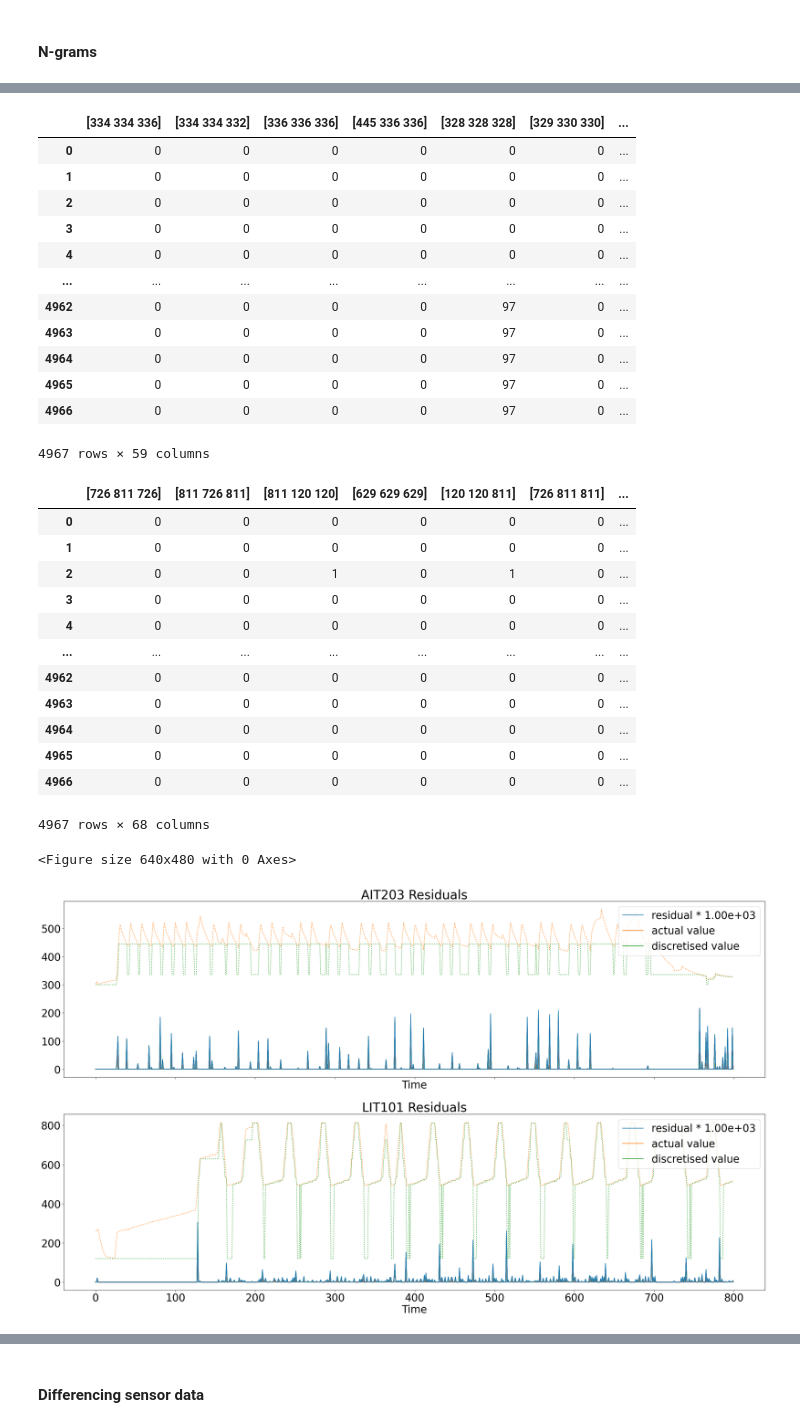
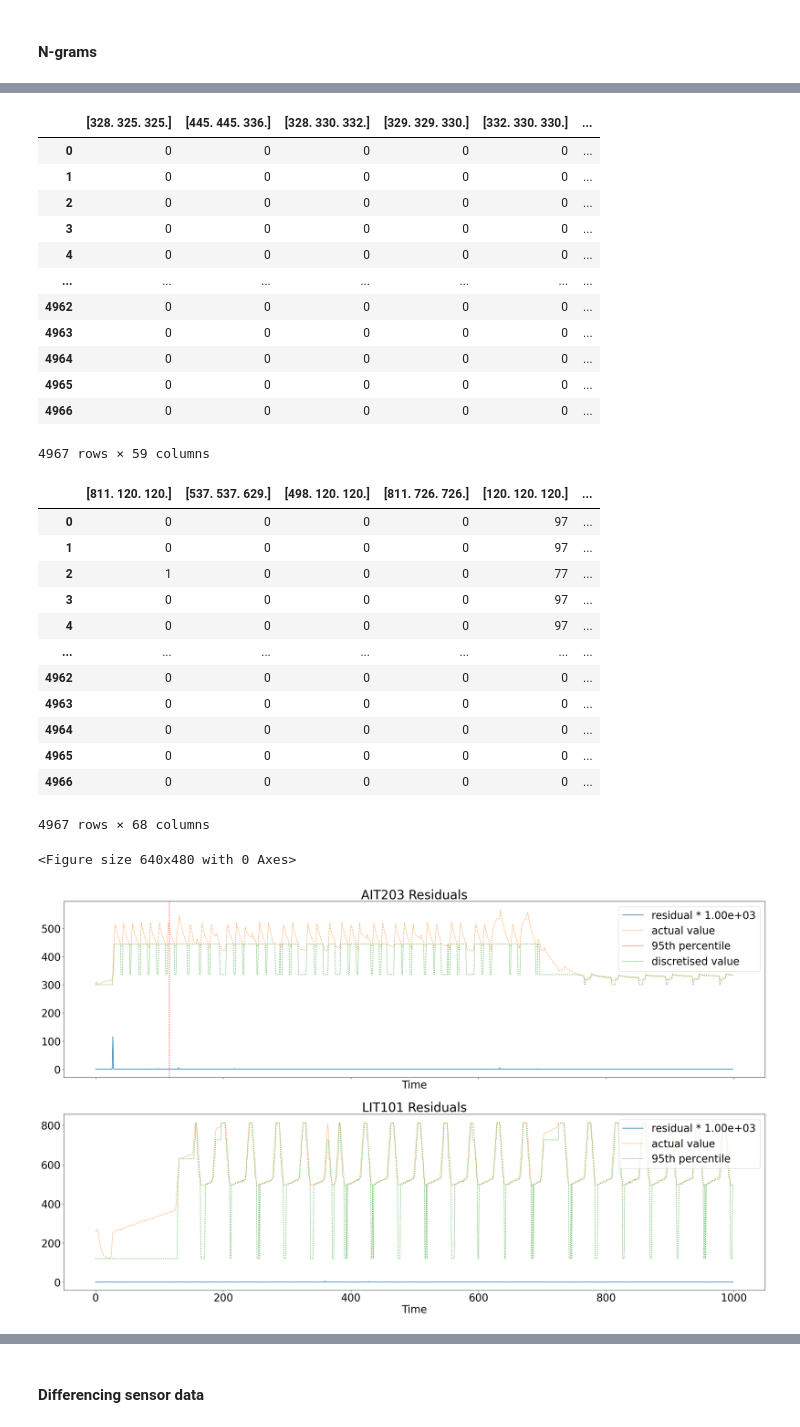
Before and after one commit to kbaran1998/CS4035-cyber-data, a Jupyter notebook: lab2/Lab2-LOF-Ngram.ipynb, the cells around one changed output, grey strips where cells are left out. Saved outputs shown, nothing was run; the diff lists cells and outputs as text; code cells hidden in the pictures.

```diff
--- a/lab2/Lab2-LOF-Ngram.ipynb
+++ b/lab2/Lab2-LOF-Ngram.ipynb
@@ -381,7 +367,7 @@ discretised_columns = ["AIT203_discretized", "LIT101_discretized"]
 fig, axes = plt.subplots(2, 1, figsize=(25, 15), sharex=True)
 for i, ax in enumerate(axes.flatten()):
     ax.plot(df[regular_columns[i]].to_numpy()[:time_max])
-    ax.plot(disc_vals_df[discretised_columns[i]].to_numpy()[:time_max])
+    ax.plot(discretized_df[discretised_columns[i]].to_numpy()[:time_max])
     ax.set_title(f'{regular_columns[i]} Regular vs Discretized data')
     ax.set_xlabel('Time')
     ax.legend(labels=[regular_columns[i], discretised_columns[i]], loc='upper right')
@@ -470,47 +456,47 @@ def build_ngram_train_data(data, ngram_size, ngram_step, data_window_size, data_
 
     return pd.DataFrame(ngram_df_data)
 # %%
-discretized_data_ait = disc_vals_df['AIT203_discretized'].to_numpy()
+discretized_data_ait = discretized_df['AIT203_discretized'].to_numpy()
 occurrence_ait_df = build_ngram_train_data(discretized_data_ait, 3, 1, 100, 100)
 occurrence_ait_df
 # %% [output]
-|  | [334 334 336] | [334 334 332] | [336 336 336] | [445 336 336] | [328 328 328] | [329 330 330] | ... |
-| 0 | 0 | 0 | 0 | 0 | 0 | 0 | ... |
-| 1 | 0 | 0 | 0 | 0 | 0 | 0 | ... |
-| 2 | 0 | 0 | 0 | 0 | 0 | 0 | ... |
-| 3 | 0 | 0 | 0 | 0 | 0 | 0 | ... |
-| 4 | 0 | 0 | 0 | 0 | 0 | 0 | ... |
-| ... | ... | ... | ... | ... | ... | ... | ... |
-| 4962 | 0 | 0 | 0 | 0 | 97 | 0 | ... |
-| 4963 | 0 | 0 | 0 | 0 | 97 | 0 | ... |
-| 4964 | 0 | 0 | 0 | 0 | 97 | 0 | ... |
-| 4965 | 0 | 0 | 0 | 0 | 97 | 0 | ... |
-| 4966 | 0 | 0 | 0 | 0 | 97 | 0 | ... |
+|  | [328. 325. 325.] | [445. 445. 336.] | [328. 330. 332.] | [329. 329. 330.] | [332. 330. 330.] | ... |
+| 0 | 0 | 0 | 0 | 0 | 0 | ... |
+| 1 | 0 | 0 | 0 | 0 | 0 | ... |
+| 2 | 0 | 0 | 0 | 0 | 0 | ... |
+| 3 | 0 | 0 | 0 | 0 | 0 | ... |
+| 4 | 0 | 0 | 0 | 0 | 0 | ... |
+| ... | ... | ... | ... | ... | ... | ... |
+| 4962 | 0 | 0 | 0 | 0 | 0 | ... |
+| 4963 | 0 | 0 | 0 | 0 | 0 | ... |
+| 4964 | 0 | 0 | 0 | 0 | 0 | ... |
+| 4965 | 0 | 0 | 0 | 0 | 0 | ... |
+| 4966 | 0 | 0 | 0 | 0 | 0 | ... |
 4967 rows × 59 columns
 # %%
-discretized_data_lit = disc_vals_df['LIT101_discretized'].to_numpy()
+discretized_data_lit = discretized_df['LIT101_discretized'].to_numpy()
 occurrence_lit_df = build_ngram_train_data(discretized_data_lit, 3, 1, 100, 100)
 occurrence_lit_df
 # %% [output]
-|  | [726 811 726] | [811 726 811] | [811 120 120] | [629 629 629] | [120 120 811] | [726 811 811] | ... |
-| 0 | 0 | 0 | 0 | 0 | 0 | 0 | ... |
-| 1 | 0 | 0 | 0 | 0 | 0 | 0 | ... |
-| 2 | 0 | 0 | 1 | 0 | 1 | 0 | ... |
-| 3 | 0 | 0 | 0 | 0 | 0 | 0 | ... |
-| 4 | 0 | 0 | 0 | 0 | 0 | 0 | ... |
-| ... | ... | ... | ... | ... | ... | ... | ... |
-| 4962 | 0 | 0 | 0 | 0 | 0 | 0 | ... |
-| 4963 | 0 | 0 | 0 | 0 | 0 | 0 | ... |
-| 4964 | 0 | 0 | 0 | 0 | 0 | 0 | ... |
-| 4965 | 0 | 0 | 0 | 0 | 0 | 0 | ... |
-| 4966 | 0 | 0 | 0 | 0 | 0 | 0 | ... |
+|  | [811. 120. 120.] | [537. 537. 629.] | [498. 120. 120.] | [811. 726. 726.] | [120. 120. 120.] | ... |
+| 0 | 0 | 0 | 0 | 0 | 97 | ... |
+| 1 | 0 | 0 | 0 | 0 | 97 | ... |
+| 2 | 1 | 0 | 0 | 0 | 77 | ... |
+| 3 | 0 | 0 | 0 | 0 | 97 | ... |
+| 4 | 0 | 0 | 0 | 0 | 97 | ... |
+| ... | ... | ... | ... | ... | ... | ... |
+| 4962 | 0 | 0 | 0 | 0 | 0 | ... |
+| 4963 | 0 | 0 | 0 | 0 | 0 | ... |
+| 4964 | 0 | 0 | 0 | 0 | 0 | ... |
+| 4965 | 0 | 0 | 0 | 0 | 0 | ... |
+| 4966 | 0 | 0 | 0 | 0 | 0 | ... |
 4967 rows × 68 columns
 # %%
 def train_ngram_nn(data, k=1):
     nbrs = NearestNeighbors(n_neighbors=k, metric='cosine')
     nbrs.fit(data)
     residuals, _ = nbrs.kneighbors(data)
-    return residuals
+    return np.mean(residuals, axis=1)
 # %%
 # Picked k from LOF analysis
 picked_k = 51
@@ -521,32 +507,39 @@ residuals_lit = train_ngram_nn(occurrence_lit_df, k=picked_k)
 residuals = [residuals_ait, residuals_lit]
 # %%
 plt.clf()
-
-max_time = 800
+max_time = 1000
 power = 3
+percentile = 0.95
 
 regular_columns = ["AIT203", "LIT101"]
 fig, axes = plt.subplots(2, 1, figsize=(25, 15), sharex=True)
 for i, ax in enumerate(axes.flatten()):
     #Scaled residuals 10^power
     res = residuals[i] * pow(10, power)
     ax.plot(res[:max_time])
 
     #Sub-sampled values to fit residuals length
     values = df[regular_columns[i]].to_numpy()
     values = values[::len(values)//len(residuals[i])]
     ax.plot(values[:max_time], linestyle=':')
 
+    #Anomalies through percentile
+    pecentile_val = np.max(residuals[i]) * percentile * pow(10, power)
+    for val in res[:max_time]:
+        if val > pecentile_val:
+            ax.axvline(np.max(val), color='r', linestyle=':')
+
     #Sub-sampled discretised values to fit residuals length
     values = disc_vals_df[discretised_columns[i]].to_numpy()
     values = values[::len(values)//len(residuals[i])]
     ax.plot(values[:max_time], linestyle=':')
 
     ax.set_title(f'{regular_columns[i]} Residuals')
-    ax.legend(labels=[f"residual * {pow(10, power):.2e}", "actual value", "discretised value"], loc='upper right')
+    ax.legend(labels=[f"residual * {pow(10, power):.2e}", "actual value", f"{int(percentile*100)}th percentile", "discretised value"], loc='upper right')
     ax.set_xlabel('Time')
+
 plt.tight_layout()
 plt.show()
 # %% [output]
 <Figure size 640x480 with 0 Axes>
-[figure, old version]
+[figure, new version]
```
Also changed, not shown: parts of 18 cells of this notebook.
